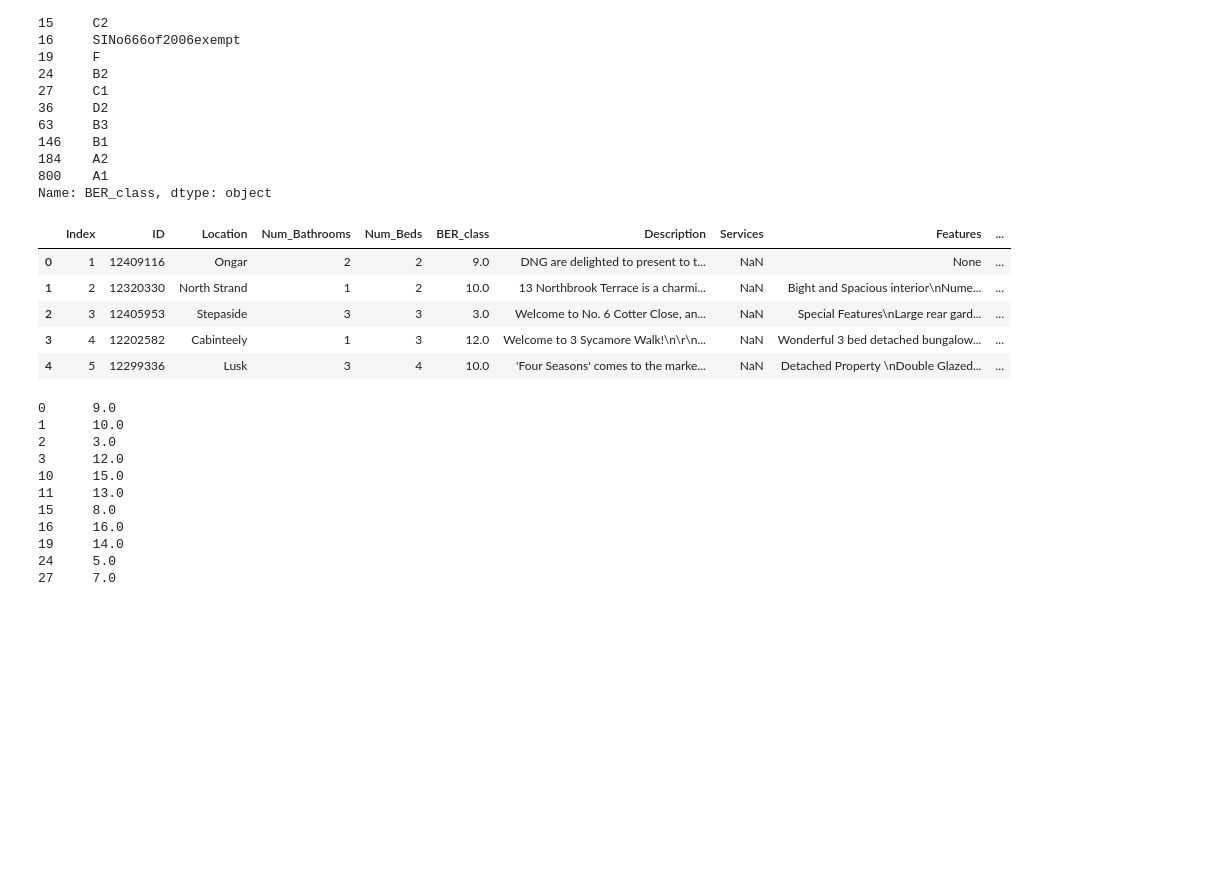
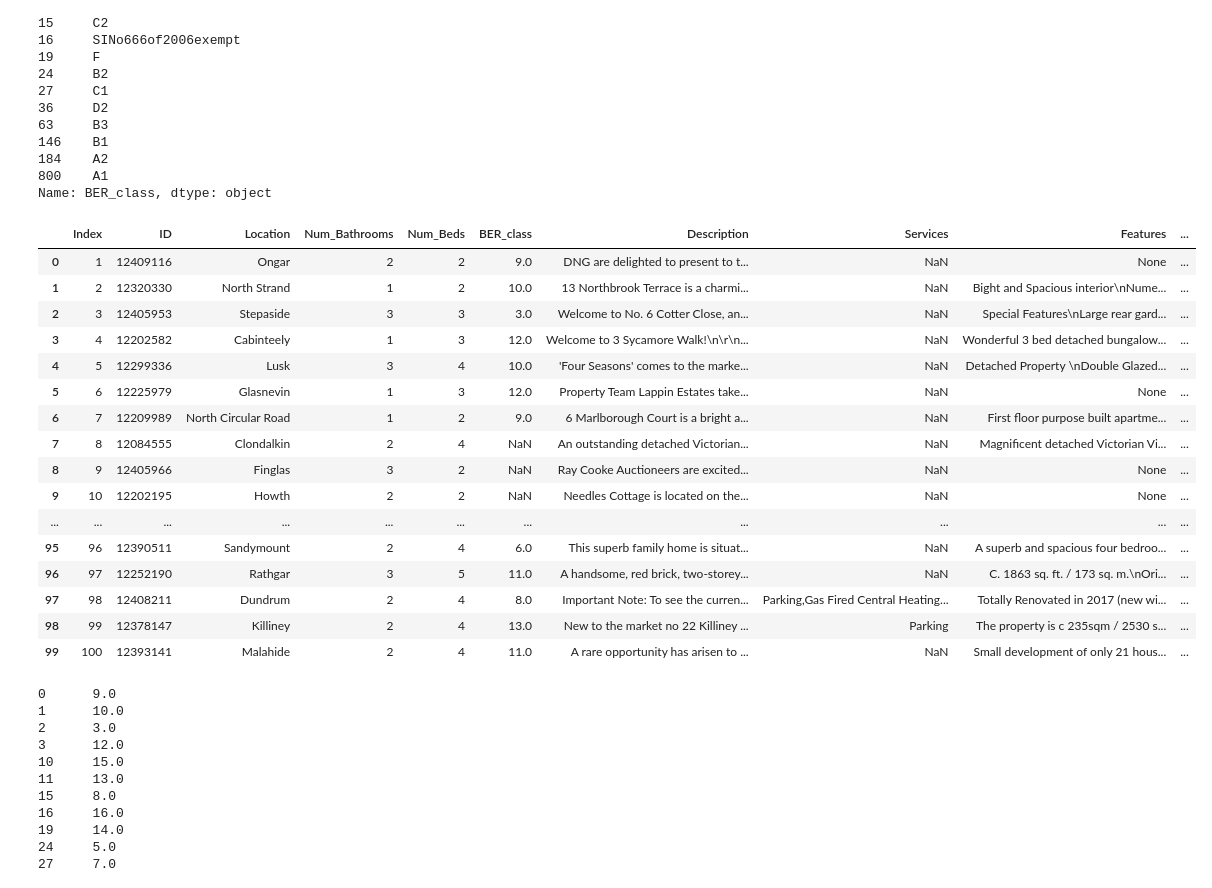
Before and after one commit to markdevine/ET5003_SEM1_2021-2, a Jupyter notebook: ET5003_KaggleCompetition_MarkDevine_19187289.ipynb, the cells around one changed output. Drawn from its saved outputs; the diff is of its cells as text; code cells hidden in the pictures; blank space fills up the shorter version.

```diff
--- a/ET5003_KaggleCompetition_MarkDevine_19187289.ipynb
+++ b/ET5003_KaggleCompetition_MarkDevine_19187289.ipynb
@@ -312,34 +324,45 @@ Name: BER_class, dtype: object
 # create a mapper
 
 scale_mapper = {
     'A1': 1,
     'A2': 2,
     'A3': 3,
     'B1': 4,
     'B2': 5,
     'B3': 6,
     'C1': 7,
     'C2': 8,
     'C3': 9,
     'D1': 10,
     'D2': 11,
     'E1': 12,
     'E2': 13,
     'F': 14,
     'G': 15,
     'SINo666of2006exempt': 16
 }
 
 df_train['BER_class'] = df_train['BER_class'].replace(scale_mapper)
 df_test['BER_class'] = df_test['BER_class'].replace(scale_mapper)
-df_train.head()
+df_train.head(15)
 # %% [output]
 |  | Index | ID | Location | Num_Bathrooms | Num_Beds | BER_class | Description | Services | Features | ... |
 | 0 | 1 | 12409116 | Ongar | 2 | 2 | 9.0 | DNG are delighted to present to t... | NaN | None | ... |
 | 1 | 2 | 12320330 | North Strand | 1 | 2 | 10.0 | 13 Northbrook Terrace is a charmi... | NaN | Bight and Spacious interior\nNume... | ... |
 | 2 | 3 | 12405953 | Stepaside | 3 | 3 | 3.0 | Welcome to No. 6 Cotter Close, an... | NaN | Special Features\nLarge rear gard... | ... |
 | 3 | 4 | 12202582 | Cabinteely | 1 | 3 | 12.0 | Welcome to 3 Sycamore Walk!\n\r\n... | NaN | Wonderful 3 bed detached bungalow... | ... |
 | 4 | 5 | 12299336 | Lusk | 3 | 4 | 10.0 | 'Four Seasons' comes to the marke... | NaN | Detached Property \nDouble Glazed... | ... |
+| 5 | 6 | 12225979 | Glasnevin | 1 | 3 | 12.0 | Property Team Lappin Estates take... | NaN | None | ... |
+| 6 | 7 | 12209989 | North Circular Road | 1 | 2 | 9.0 | 6 Marlborough Court is a bright a... | NaN | First floor purpose built apartme... | ... |
+| 7 | 8 | 12084555 | Clondalkin | 2 | 4 | NaN | An outstanding detached Victorian... | NaN | Magnificent detached Victorian Vi... | ... |
+| 8 | 9 | 12405966 | Finglas | 3 | 2 | NaN | Ray Cooke Auctioneers are excited... | NaN | None | ... |
+| 9 | 10 | 12202195 | Howth | 2 | 2 | NaN | Needles Cottage is located on the... | NaN | None | ... |
+| ... | ... | ... | ... | ... | ... | ... | ... | ... | ... | ... |
+| 95 | 96 | 12390511 | Sandymount | 2 | 4 | 6.0 | This superb family home is situat... | NaN | A superb and spacious four bedroo... | ... |
+| 96 | 97 | 12252190 | Rathgar | 3 | 5 | 11.0 | A handsome, red brick, two-storey... | NaN | C. 1863 sq. ft. / 173 sq. m.\nOri... | ... |
+| 97 | 98 | 12408211 | Dundrum | 2 | 4 | 8.0 | Important Note: To see the curren... | Parking,Gas Fired Central Heating... | Totally Renovated in 2017 (new wi... | ... |
+| 98 | 99 | 12378147 | Killiney | 2 | 4 | 13.0 | New to the market no 22 Killiney ... | Parking | The property is c 235sqm / 2530 s... | ... |
+| 99 | 100 | 12393141 | Malahide | 2 | 4 | 11.0 | A rare opportunity has arisen to ... | NaN | Small development of only 21 hous... | ... |
 # %%
 # replace the nans with the median value of BER_class
 df_train['BER_class'].fillna(df_train['BER_class'].median(), inplace=True)
```
Also changed, not shown: parts of 11 cells of this notebook.
